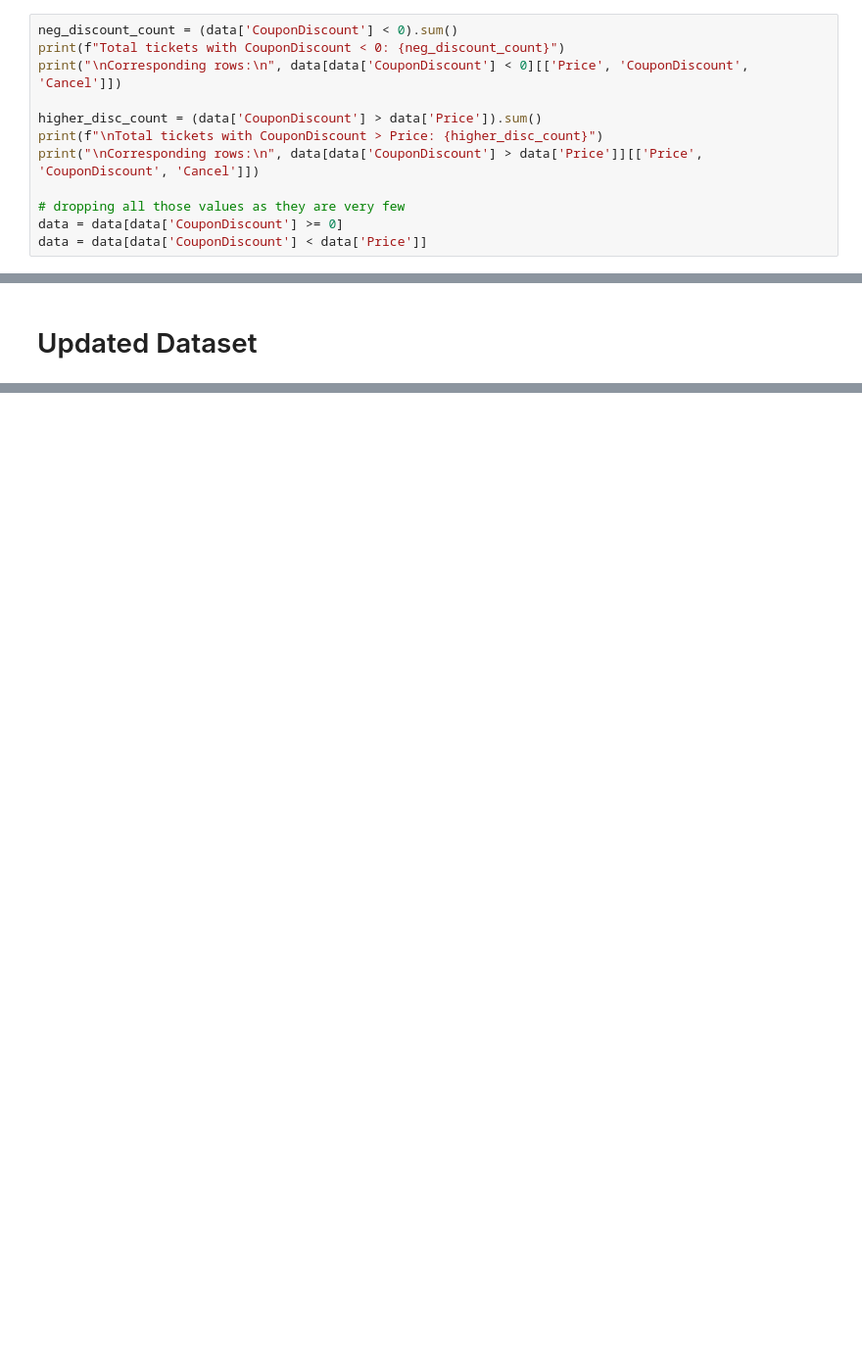
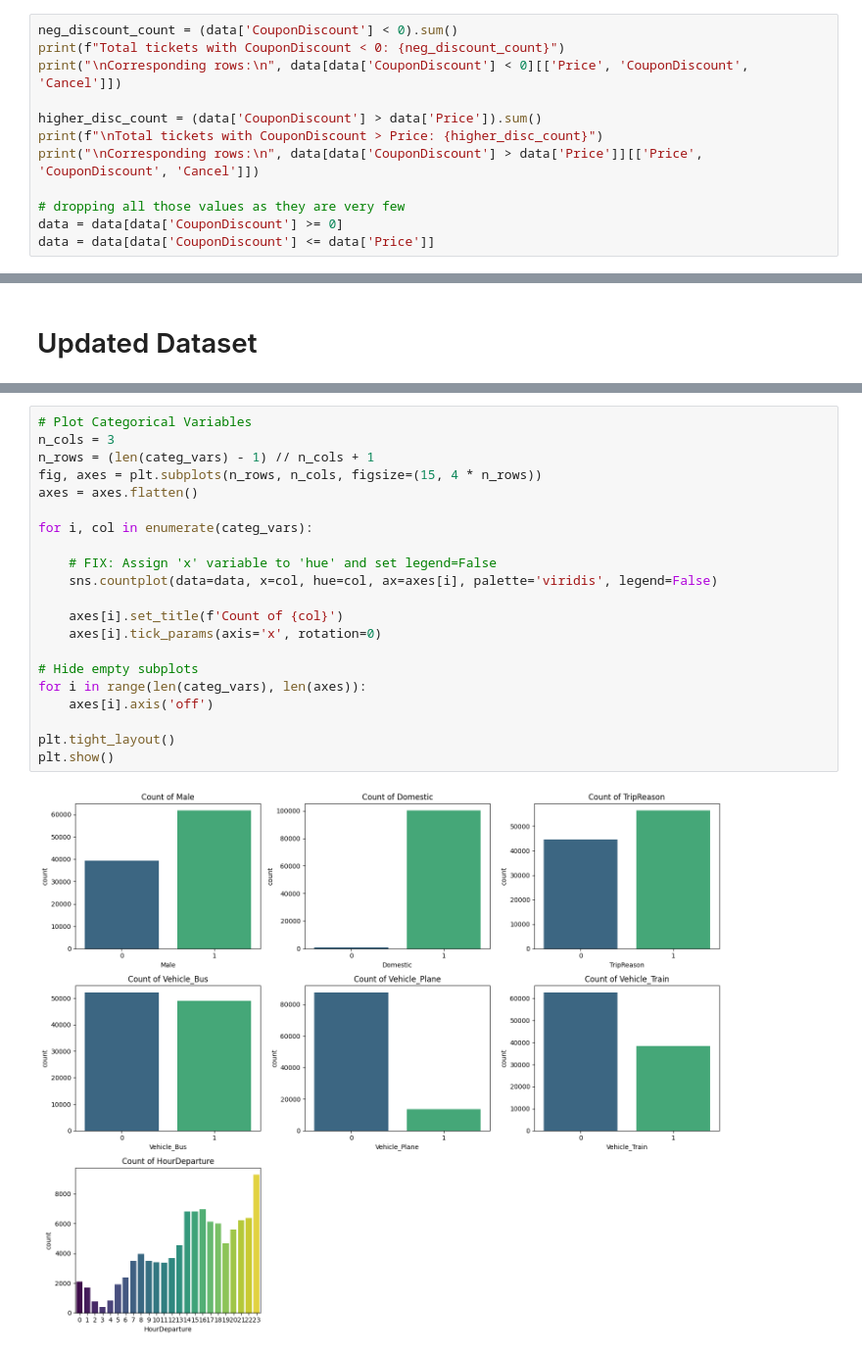
Before and after one commit to silviacalabretta/statistical-methods-project, a Jupyter notebook: notebooks/01_feature_selection_and_analysis.ipynb, the cells around one changed output, grey strips where cells are left out. Shown at 98% size. Cells and saved outputs as stored; diff of their text form; blank space fills up the shorter version.

```diff
--- a/notebooks/01_feature_selection_and_analysis.ipynb
+++ b/notebooks/01_feature_selection_and_analysis.ipynb
@@ -121,7 +117,7 @@ print("\nCorresponding rows:\n", data[data['CouponDiscount'] > data['Price']][['
 
 # dropping all those values as they are very few
 data = data[data['CouponDiscount'] >= 0]
-data = data[data['CouponDiscount'] < data['Price']]
+data = data[data['CouponDiscount'] <= data['Price']]
 # %% [output]
 Total tickets with CouponDiscount < 0: 1
 
@@ -538,0 +572,23 @@ test_df.to_csv(os.path.join(output_dir, "test_time_based.csv"), index=False)
+# %%
+# Plot Categorical Variables
+n_cols = 3
+n_rows = (len(categ_vars) - 1) // n_cols + 1
+fig, axes = plt.subplots(n_rows, n_cols, figsize=(15, 4 * n_rows))
+axes = axes.flatten()
+
+for i, col in enumerate(categ_vars):
+
+    # FIX: Assign 'x' variable to 'hue' and set legend=False
+    sns.countplot(data=data, x=col, hue=col, ax=axes[i], palette='viridis', legend=False)
+
+    axes[i].set_title(f'Count of {col}')
+    axes[i].tick_params(axis='x', rotation=0)
+
+# Hide empty subplots
+for i in range(len(categ_vars), len(axes)):
+    axes[i].axis('off')
+
+plt.tight_layout()
+plt.show()
+# %% [output]
+[figure, added]
```
Also changed, not shown: parts of 37 cells of this notebook, 1 other file.
